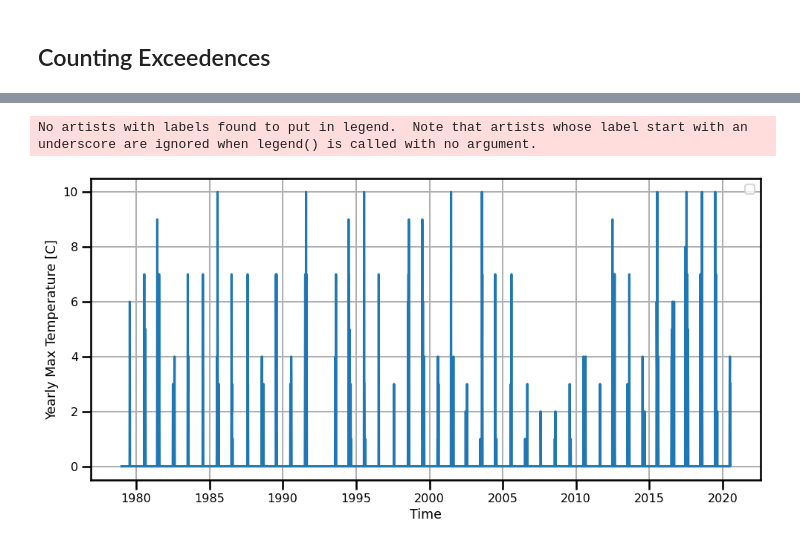
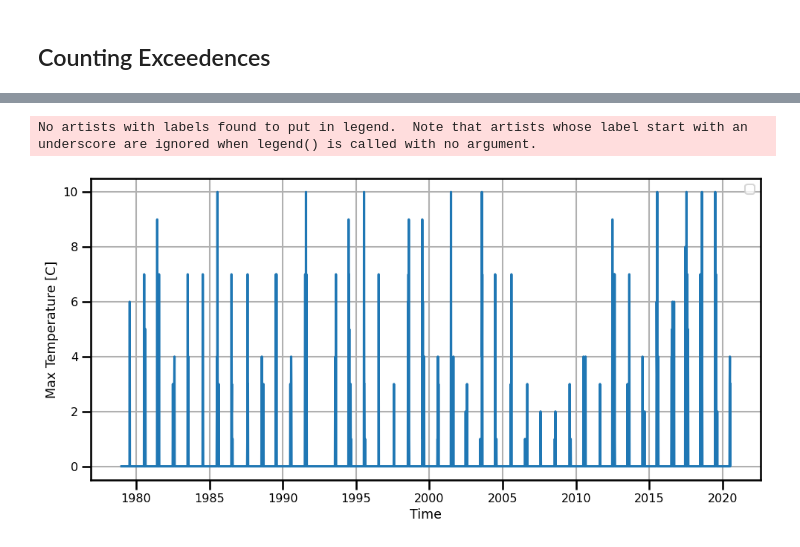
Before and after one commit to jejjohnson/geo_toolz, a Jupyter notebook: notebooks/extremes/extremes_demo_ts.ipynb, the cells around one changed output, grey strips where cells are left out. Saved outputs shown, nothing was run; the diff lists cells and outputs as text; code cells hidden in the pictures.

```diff
--- a/notebooks/extremes/extremes_demo_ts.ipynb
+++ b/notebooks/extremes/extremes_demo_ts.ipynb
@@ -272,23 +271,23 @@ extremes_pp, extremes_bm
 # %%
 fig, ax = plt.subplots(figsize=(10,5))
 
 
 # extremes_ec_.plot(x="time", y="t2m_max", ax=ax, s=0.1, c="black", marker="-", label="Counts")
 extremes_pp.plot(ax=ax)
 
 ax.set(
     xlabel="Time",
-    ylabel="Yearly Max Temperature [C]",
+    ylabel="Max Temperature [C]",
     # ylim=[threshold, 42],
     title=""
 )
 plt.grid(which="both", visible=True)
 plt.legend()
 plt.tight_layout()
 plt.show()
 # %% [output]
 No artists with labels found to put in legend.  Note that artists whose label start with an underscore are ignored when legend() is called with no argument.
-[figure, old version]
+[figure, new version]
 # %%
 fig, ax = plt.subplots(figsize=(10,5))
 
```
Also changed, not shown: parts of 9 cells of this notebook, 5 other files.
